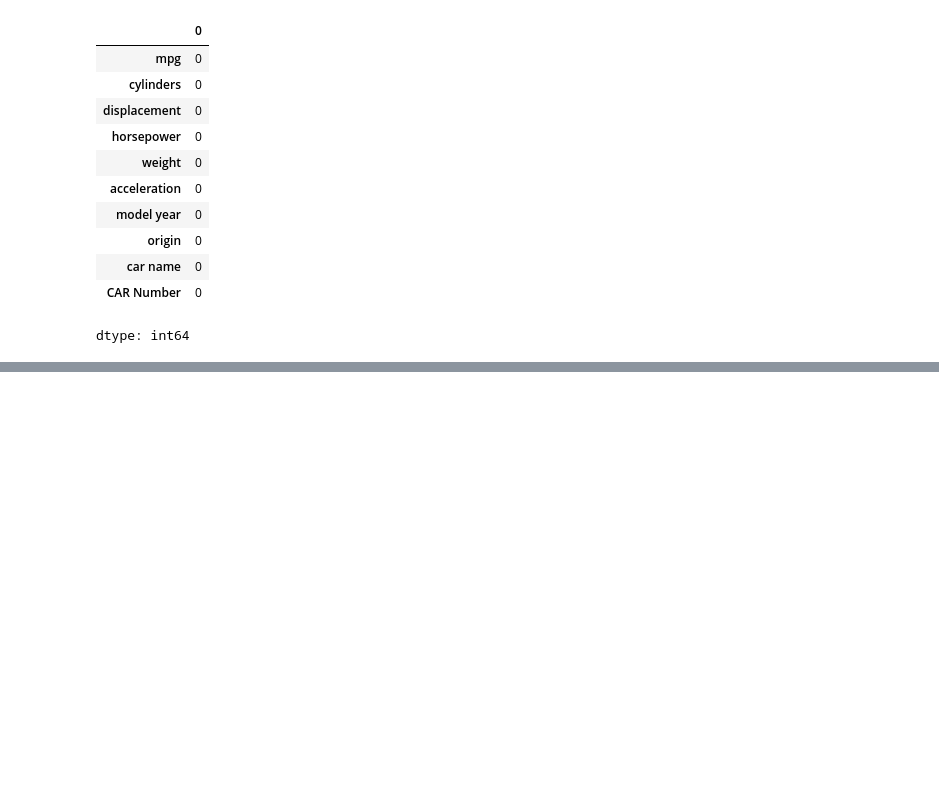
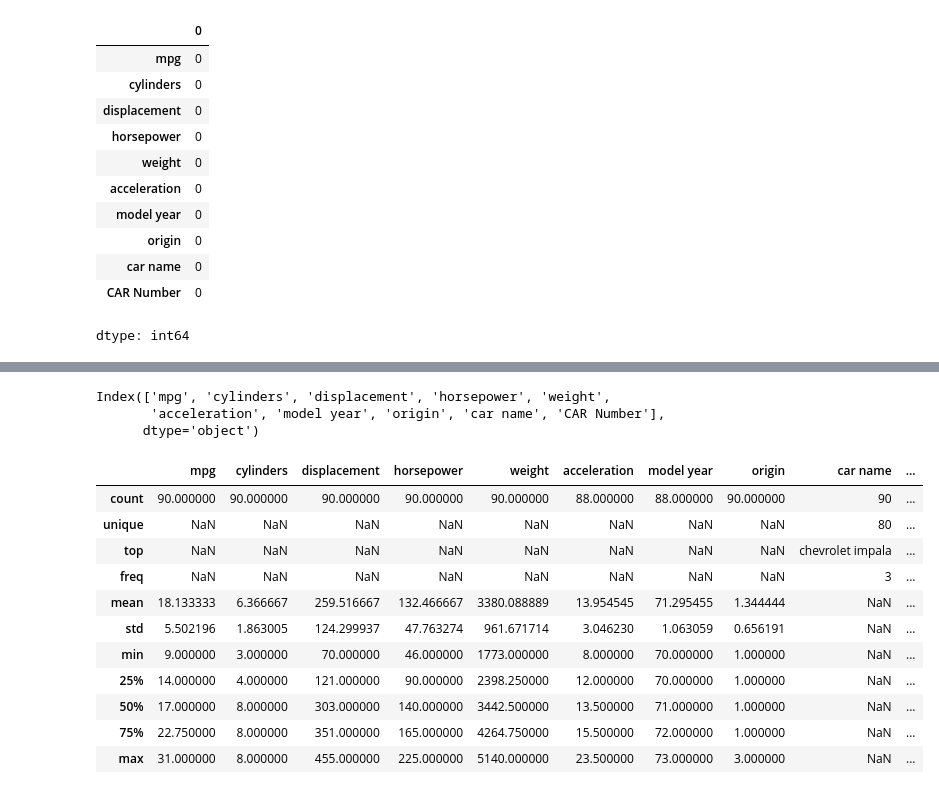
Before and after one commit to bhavitha-muppavarapu/Addition, a Jupyter notebook: Binning_and_Normalization.ipynb, the cells around one changed output, grey strips where cells are left out. Drawn from its saved outputs; the diff is of its cells as text; code cells hidden in the pictures; blank space fills up the shorter version.

```diff
--- a/Binning_and_Normalization.ipynb
+++ b/Binning_and_Normalization.ipynb
@@ -145,12 +145,3 @@ df.isnull().sum()
 | car name | 0 |
 | CAR Number | 0 |
 dtype: int64
-# %%
-
-for column in df.columns:
-    if df[column].dtype == 'object':
-
-        df[column] = df[column].fillna(df[column].mode()[0])
-    else:
-
-        df[column] = df[column].fillna(df[column].mean())
@@ -157,4 +152,4 @@ for column in df.columns:
 # %%
-duplicates = df.duplicated(subset='CAR Number')
-print(f"Number of duplicate entries: {duplicates.sum()}")
+unique_df = df.drop_duplicates(subset=['CAR Number'])
+print(unique_df)
 # %% [output]
@@ -235,0 +191,21 @@ Name: car name, dtype: object
+# %%
+print(unique_df.columns)
+# %% [output]
+Index(['mpg', 'cylinders', 'displacement', 'horsepower', 'weight',
+       'acceleration', 'model year', 'origin', 'car name', 'CAR Number'],
+      dtype='object')
+# %%
+unique_df.describe(include= "all")
+# %% [output]
+|  | mpg | cylinders | displacement | horsepower | weight | acceleration | model year | origin | car name | ... |
+| count | 90.000000 | 90.000000 | 90.000000 | 90.000000 | 90.000000 | 88.000000 | 88.000000 | 90.000000 | 90 | ... |
+| unique | NaN | NaN | NaN | NaN | NaN | NaN | NaN | NaN | 80 | ... |
+| top | NaN | NaN | NaN | NaN | NaN | NaN | NaN | NaN | chevrolet impala | ... |
+| freq | NaN | NaN | NaN | NaN | NaN | NaN | NaN | NaN | 3 | ... |
+| mean | 18.133333 | 6.366667 | 259.516667 | 132.466667 | 3380.088889 | 13.954545 | 71.295455 | 1.344444 | NaN | ... |
+| std | 5.502196 | 1.863005 | 124.299937 | 47.763274 | 961.671714 | 3.046230 | 1.063059 | 0.656191 | NaN | ... |
+| min | 9.000000 | 3.000000 | 70.000000 | 46.000000 | 1773.000000 | 8.000000 | 70.000000 | 1.000000 | NaN | ... |
+| 25% | 14.000000 | 4.000000 | 121.000000 | 90.000000 | 2398.250000 | 12.000000 | 70.000000 | 1.000000 | NaN | ... |
+| 50% | 17.000000 | 8.000000 | 303.000000 | 140.000000 | 3442.500000 | 13.500000 | 71.000000 | 1.000000 | NaN | ... |
+| 75% | 22.750000 | 8.000000 | 351.000000 | 165.000000 | 4264.750000 | 15.500000 | 72.000000 | 1.000000 | NaN | ... |
+| max | 31.000000 | 8.000000 | 455.000000 | 225.000000 | 5140.000000 | 23.500000 | 73.000000 | 3.000000 | NaN | ... |
```
Also changed, not shown: parts of 10 cells of this notebook.
